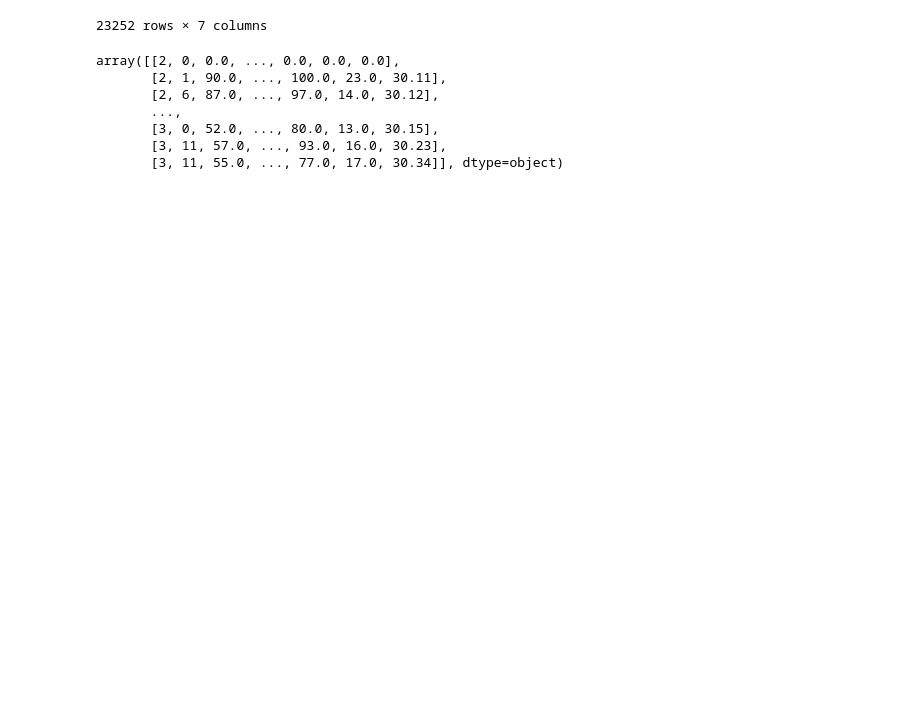
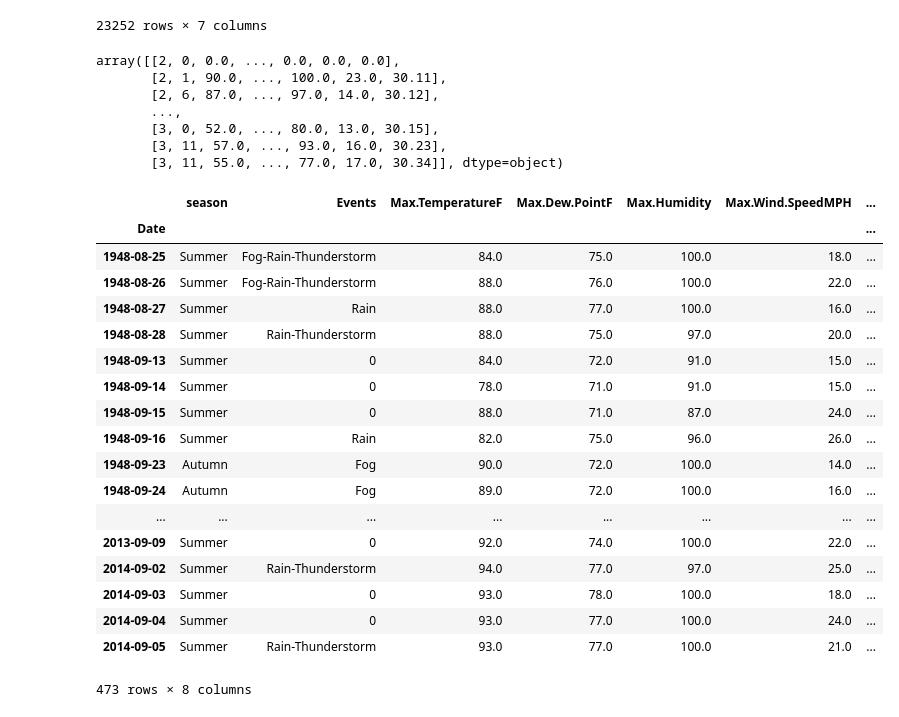
Before and after one commit to peterwilli/HurricAIne, a Jupyter notebook: HurricanePrediction.ipynb, the cells around one changed output. Saved outputs shown, nothing was run; the diff lists cells and outputs as text; code cells hidden in the pictures; blank space fills up the shorter version.

```diff
--- a/HurricanePrediction.ipynb
+++ b/HurricanePrediction.ipynb
@@ -154,6 +138,39 @@ array([[2, 0, 0.0, ..., 0.0, 0.0, 0.0],
        [3, 0, 52.0, ..., 80.0, 13.0, 30.15],
        [3, 11, 57.0, ..., 93.0, 16.0, 30.23],
        [3, 11, 55.0, ..., 77.0, 17.0, 30.34]], dtype=object)
+# %%
+if 'Hurricane_Started' in houston_to_supervise:
+    del houston_to_supervise['Hurricane_Started']
+houston_to_supervise.insert(len(houston_to_supervise.columns), 'Hurricane_Started', 0)
+for i, row in enumerate(houston_to_supervise.itertuples()):
+    date_range = timedelta(days=2)
+    start_date = row[0] - date_range
+    end_date = row[0] + date_range
+    mask = (hurdat_houston.index > start_date) & (hurdat_houston.index <= end_date)
+    found_hurricane = len(hurdat_houston[mask].index) > 0
+    if found_hurricane:
+        houston_to_supervise.set_value(row[0], 'Hurricane_Started', 1)
+houston_to_supervise[houston_to_supervise['Hurricane_Started'] == 1]
+# %% [output]
+|  | season | Events | Max.TemperatureF | Max.Dew.PointF | Max.Humidity | Max.Wind.SpeedMPH | ... |
+| Date |  |  |  |  |  |  | ... |
+| 1948-08-25 | Summer | Fog-Rain-Thunderstorm | 84.0 | 75.0 | 100.0 | 18.0 | ... |
+| 1948-08-26 | Summer | Fog-Rain-Thunderstorm | 88.0 | 76.0 | 100.0 | 22.0 | ... |
+| 1948-08-27 | Summer | Rain | 88.0 | 77.0 | 100.0 | 16.0 | ... |
+| 1948-08-28 | Summer | Rain-Thunderstorm | 88.0 | 75.0 | 97.0 | 20.0 | ... |
+| 1948-09-13 | Summer | 0 | 84.0 | 72.0 | 91.0 | 15.0 | ... |
+| 1948-09-14 | Summer | 0 | 78.0 | 71.0 | 91.0 | 15.0 | ... |
+| 1948-09-15 | Summer | 0 | 88.0 | 71.0 | 87.0 | 24.0 | ... |
+| 1948-09-16 | Summer | Rain | 82.0 | 75.0 | 96.0 | 26.0 | ... |
+| 1948-09-23 | Autumn | Fog | 90.0 | 72.0 | 100.0 | 14.0 | ... |
+| 1948-09-24 | Autumn | Fog | 89.0 | 72.0 | 100.0 | 16.0 | ... |
+| ... | ... | ... | ... | ... | ... | ... | ... |
+| 2013-09-09 | Summer | 0 | 92.0 | 74.0 | 100.0 | 22.0 | ... |
+| 2014-09-02 | Summer | Rain-Thunderstorm | 94.0 | 77.0 | 97.0 | 25.0 | ... |
+| 2014-09-03 | Summer | 0 | 93.0 | 78.0 | 100.0 | 18.0 | ... |
+| 2014-09-04 | Summer | 0 | 93.0 | 77.0 | 100.0 | 24.0 | ... |
+| 2014-09-05 | Summer | Rain-Thunderstorm | 93.0 | 77.0 | 100.0 | 21.0 | ... |
+473 rows × 8 columns
 # %%
 # ensure all data is float
 values = values.astype('float32')
```
Also changed, not shown: parts of 7 cells of this notebook, 3 other files.
